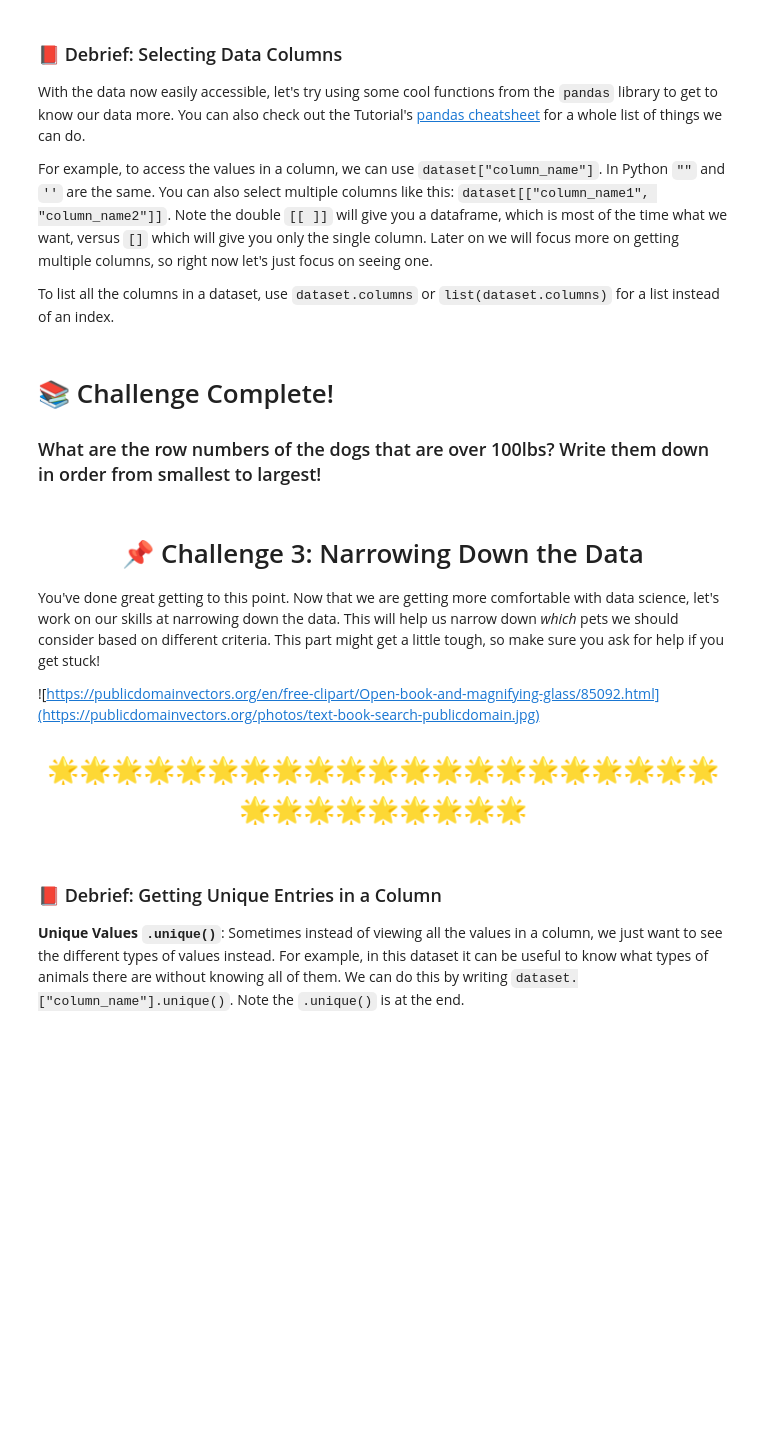
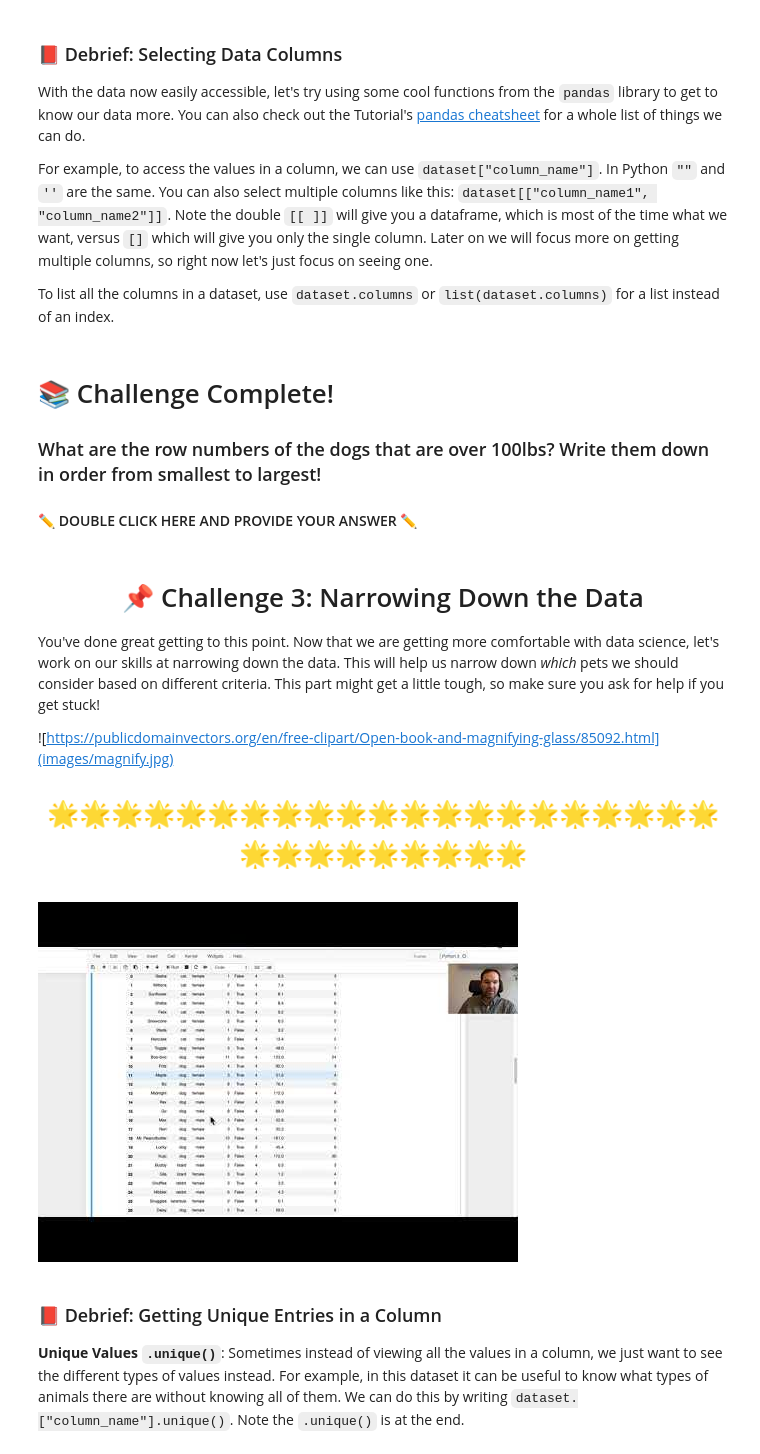
Before and after one commit to callysto/hackathon, a Jupyter notebook: SustainabilityOnMars/GuidedNotebooks/pets-in-space/pets-in-space.ipynb, the cells around one changed output. Cells and saved outputs as stored; diff of their text form; code cells hidden in the pictures; blank space fills up the shorter version.

```diff
--- a/SustainabilityOnMars/GuidedNotebooks/pets-in-space/pets-in-space.ipynb
+++ b/SustainabilityOnMars/GuidedNotebooks/pets-in-space/pets-in-space.ipynb
@@ -101,16 +113,20 @@ i.challenge2c()
 # 📚 Challenge Complete!
 
 ### What are the row numbers of the dogs that are over 100lbs? Write them down in order from smallest to largest!
+
+#### ✏️    DOUBLE CLICK HERE AND PROVIDE YOUR ANSWER    ✏️
 # %% [markdown]
 # <p style="text-align: center;"> 📌 Challenge 3: Narrowing Down the Data </p>
 
 You've done great getting to this point. Now that we are getting more comfortable with data science, let's work on our skills at narrowing down the data. This will help us narrow down *which* pets we should consider based on different criteria. This part might get a little tough, so make sure you ask for help if you get stuck!
 
-![https://publicdomainvectors.org/en/free-clipart/Open-book-and-magnifying-glass/85092.html](https://publicdomainvectors.org/photos/text-book-search-publicdomain.jpg)
+![https://publicdomainvectors.org/en/free-clipart/Open-book-and-magnifying-glass/85092.html](images/magnify.jpg)
 # <p style="text-align: center;"> 🌟🌟🌟🌟🌟🌟🌟🌟🌟🌟🌟🌟🌟🌟🌟🌟🌟🌟🌟🌟🌟🌟🌟🌟🌟🌟🌟🌟🌟🌟 </p>
 # %%
 #❗️Run this cell
-display(IFrame('https://www.youtube.com/embed/gCcyJdQyvjo', width=960, height=515))
+YouTubeVideo('gCcyJdQyvjo')
+# %% [output]
+[figure, added]
 # %% [markdown]
 ### 📕 Debrief: Getting Unique Entries in a Column
 
```
Also changed, not shown: parts of 27 cells of this notebook, 15 other files.
